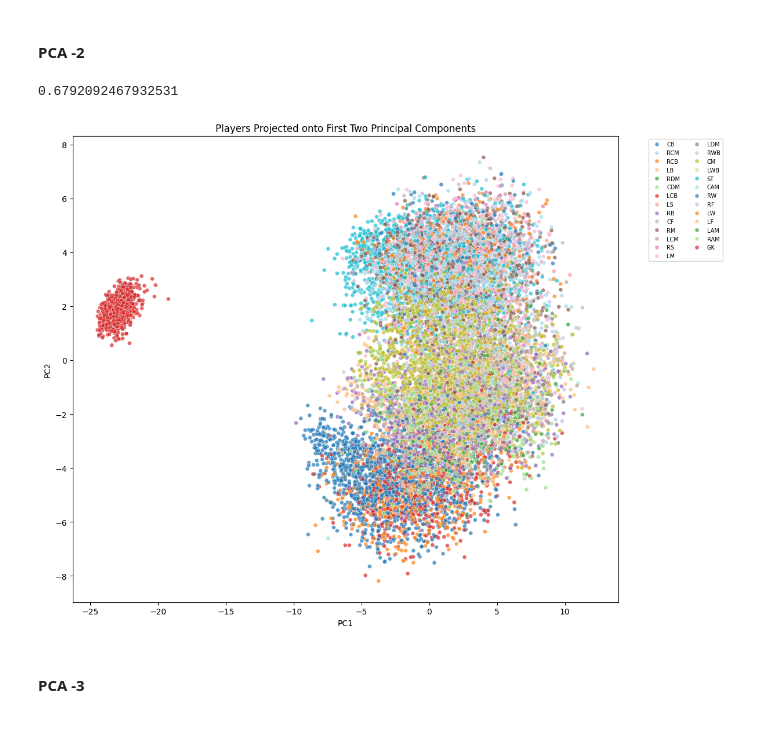
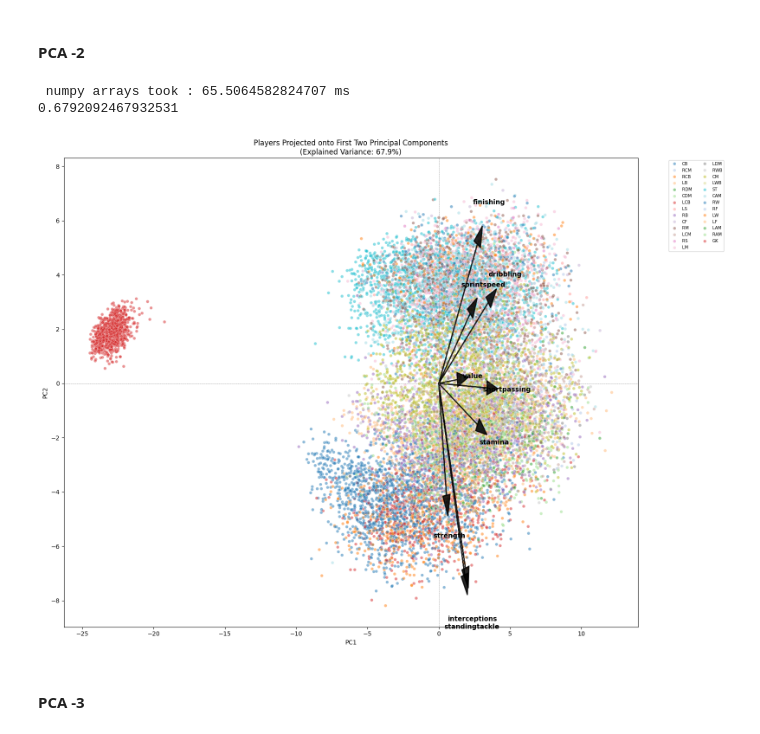
Before and after one commit to Yousef40658/MIA_Ai, a Jupyter notebook: Task_2/Task2.2/script.ipynb, the cells around one changed output. Saved outputs shown, nothing was run; the diff lists cells and outputs as text; code cells hidden in the pictures.

Commit message:
Task 2 done with visualisation

```diff
--- a/Task_2/Task2.2/script.ipynb
+++ b/Task_2/Task2.2/script.ipynb
@@ -175,24 +176,60 @@ eigenvectors = eigen_vectors[:, ::-1]
 # %%
 projection_matrix = eigenvectors[:, :2]
 projected_data = standardized_df.values @ projection_matrix
 
 pc_df = pd.DataFrame(projected_data[:, :2], columns=['PC1', 'PC2'], index=standardized_df.index)
+time_required = time.time() - start
+print(f" numpy arrays took : {time_required * 1000} ms") #78.83 ms
+
 pc_df['Position'] = decoded_df.loc[standardized_df.index, 'Position']
 
 explained_variance_ratio = eigenvalues[:2] / eigenvalues.sum()
+
+
 print(explained_variance_ratio.sum()) #0.68 explained  variance
 
-plt.figure(figsize=(12, 9))
-sns.scatterplot(data=pc_df, x='PC1', y='PC2', hue='Position', palette='tab20', s=25, alpha=0.7)
-plt.title('Players Projected onto First Two Principal Components')
+
+# Visualisation
+plt.figure(figsize=(16, 12))
+
+sns.scatterplot(data=pc_df, x='PC1', y='PC2', hue='Position', palette='tab20', s=25, alpha=0.5)
+
+recommended_features = ['finishing', 'shortpassing', 'dribbling', 'sprintspeed',
+                         'strength', 'stamina', 'interceptions', 'standingtackle', 'value']
+
+feature_indices = [standardized_df.columns.get_loc(f) for f in recommended_features]
+
+loadings_pc1 = eigenvectors[feature_indices, 0]
+loadings_pc2 = eigenvectors[feature_indices, 1]
+magnitudes = np.sqrt(loadings_pc1**2 + loadings_pc2**2)
+
+data_range = max(pc_df['PC1'].max() - pc_df['PC1'].min(),
+                  pc_df['PC2'].max() - pc_df['PC2'].min())
+
+# Real loadings scaled to a single consistent factor - no artificial compression
+scale = data_range * 0.22 / magnitudes.max()
+xs = loadings_pc1 * scale
+ys = loadings_pc2 * scale
+
+texts = []
+for feature, x, y in zip(recommended_features, xs, ys):
+    plt.arrow(0, 0, x, y, color='black', alpha=0.85, linewidth=1.8,
+              head_width=data_range * 0.014, length_includes_head=True)
+    texts.append(plt.text(x * 1.15, y * 1.15, feature, color='black',
+                           fontsize=11, fontweight='bold', ha='center', va='center'))
+
+plt.title(f'Players Projected onto First Two Principal Components\n(Explained Variance: {explained_variance_ratio.sum():.1%})')
 plt.xlabel('PC1')
 plt.ylabel('PC2')
+plt.axhline(0, color='gray', linewidth=0.5, linestyle='--')
+plt.axvline(0, color='gray', linewidth=0.5, linestyle='--')
 plt.legend(bbox_to_anchor=(1.05, 1), loc='upper left', fontsize=7, ncol=2)
 plt.tight_layout()
 plt.show()
 # %% [output]
+ numpy arrays took : 65.5064582824707 ms
 0.6792092467932531
-[figure, old version]
+[figure, new version]
 # %% [markdown]
 #### PCA -3
 # %%
```
Also changed, not shown: parts of 6 cells of this notebook.
